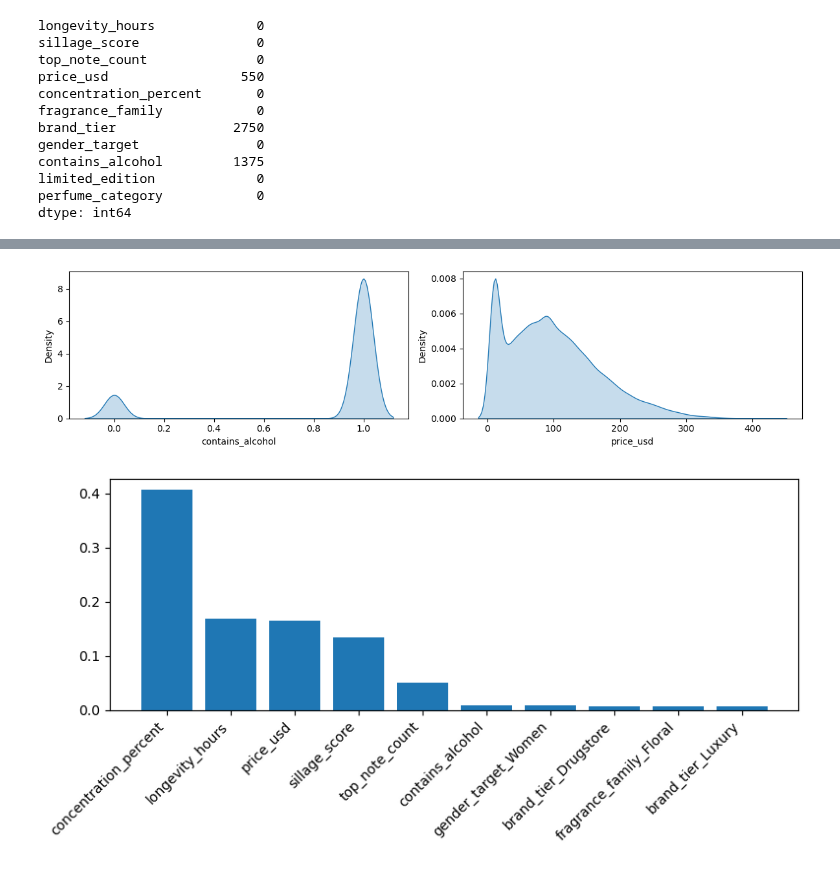
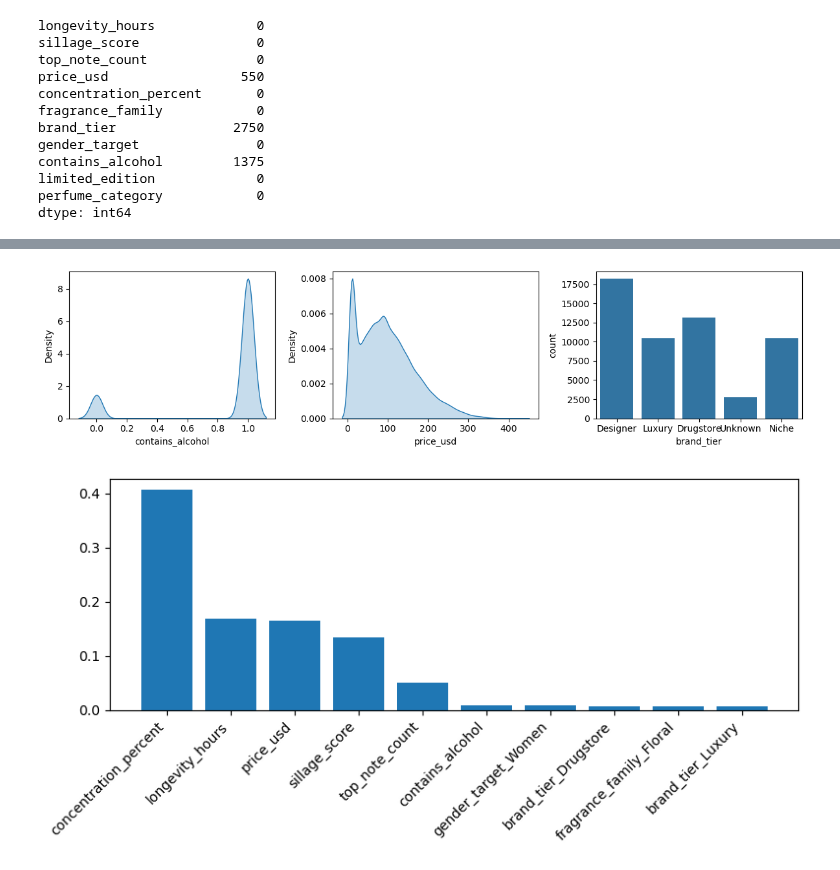
Before and after one commit to sadeclipse/labs.masters, a Jupyter notebook: ml/1lab/lab1.ipynb, the cells around one changed output, grey strips where cells are left out. Cells and saved outputs as stored; diff of their text form; code cells hidden in the pictures.

```diff
--- a/ml/1lab/lab1.ipynb
+++ b/ml/1lab/lab1.ipynb
@@ -120,13 +124,14 @@ num_cols = [name for name in X.columns if X[name].dtype == float or df[name].dty
 df.loc[:, num_cols] = df[num_cols].fillna(df[num_cols].median())
 df.loc[:, cat_cols] = df[cat_cols].fillna('Unknown')
 # %%
-fig, axes = plt.subplots(1, 2, figsize=(12, 3))
-sns.kdeplot(data=df, x = df['contains_alcohol'], ax=axes[0], fill = True)
-sns.kdeplot(data=df, x = df['price_usd'], ax=axes[1], fill = True)
+fig, axes = plt.subplots(1, 3, figsize=(12, 3))
+sns.kdeplot(data=df, x=df['contains_alcohol'], ax=axes[0], fill = True)
+sns.kdeplot(data=df, x=df['price_usd'], ax=axes[1], fill = True)
+sns.countplot(data=df, x=df['brand_tier'], ax=axes[2])
 plt.tight_layout()
 plt.show()
 # %% [output]
-[figure, old version]
+[figure, new version]
 # %%
 X_temp = pd.get_dummies(X, columns=cat_cols, drop_first=True)
 rf_for_features = RandomForestClassifier(random_state=42)
```
Also changed, not shown: parts of 16 cells of this notebook.
